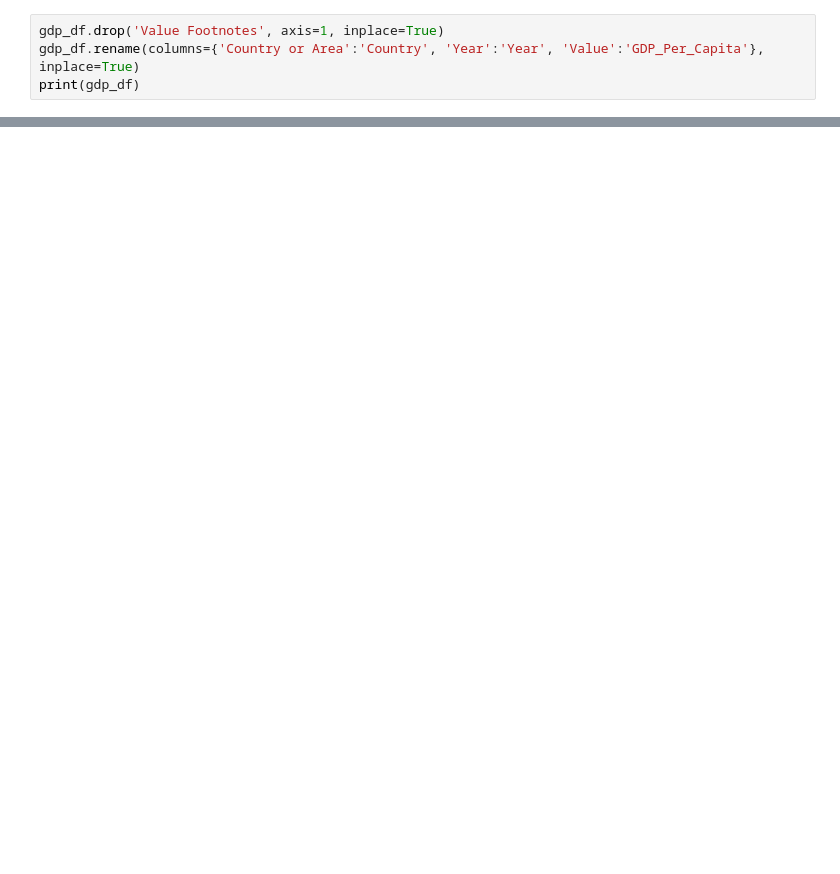
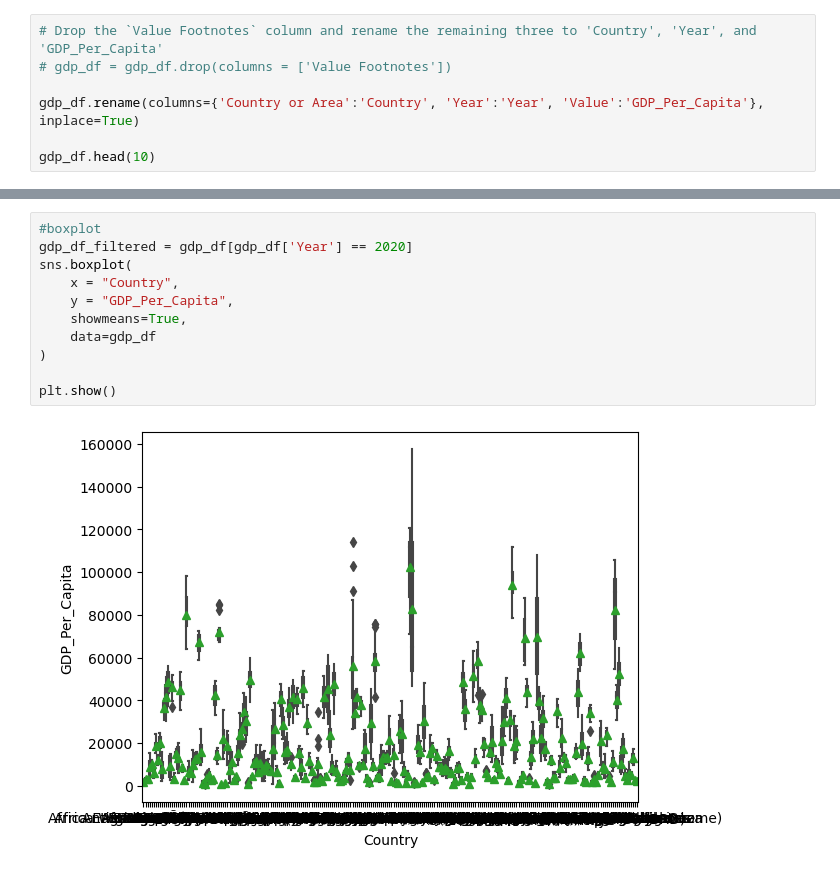
Before and after one commit to NSS-Data-Analytics-Cohort-10/gdp-and-internet-usage-Eliab16, a Jupyter notebook: notebooks/python1.ipynb, the cells around one changed output, grey strips where cells are left out. Cells and saved outputs as stored; diff of their text form; blank space fills up the shorter version.

```diff
--- a/notebooks/python1.ipynb
+++ b/notebooks/python1.ipynb
@@ -105,4 +48,7 @@ dtype: object
 # %%
-gdp_df.drop('Value Footnotes', axis=1, inplace=True)
+# Drop the `Value Footnotes` column and rename the remaining three to 'Country', 'Year', and 'GDP_Per_Capita'
+# gdp_df = gdp_df.drop(columns = ['Value Footnotes'])
+
 gdp_df.rename(columns={'Country or Area':'Country', 'Year':'Year', 'Value':'GDP_Per_Capita'}, inplace=True)
-print(gdp_df)
+
+gdp_df.head(10)
@@ -110,0 +104,13 @@ KeyError: "['Value Footnotes'] not found in axis"
+# %%
+#boxplot
+gdp_df_filtered = gdp_df[gdp_df['Year'] == 2020]
+sns.boxplot(
+    x = "Country",
+    y = "GDP_Per_Capita",
+    showmeans=True,
+    data=gdp_df
+)
+
+plt.show()
+# %% [output]
+[figure, added]
```
Also changed, not shown: parts of 18 cells of this notebook.
